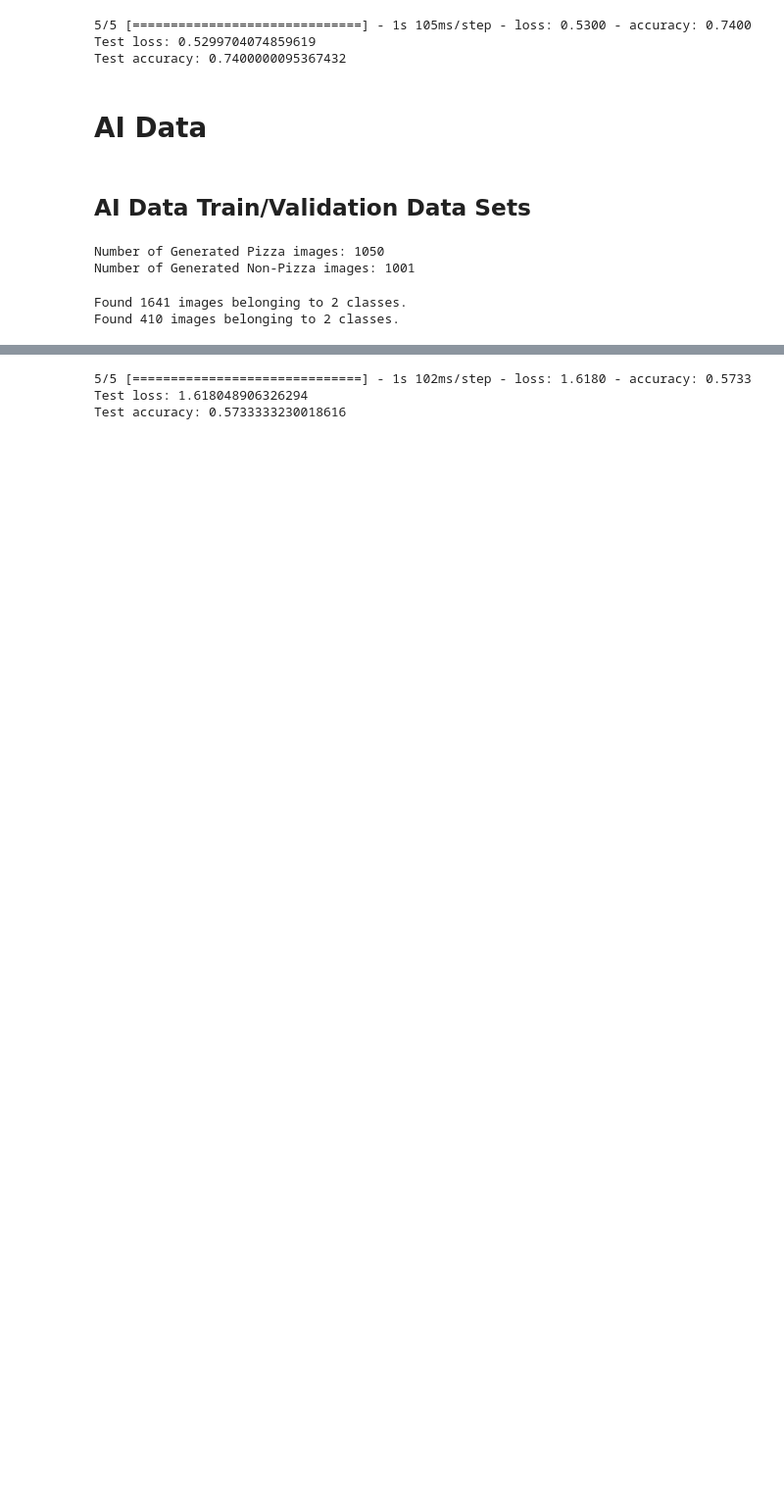
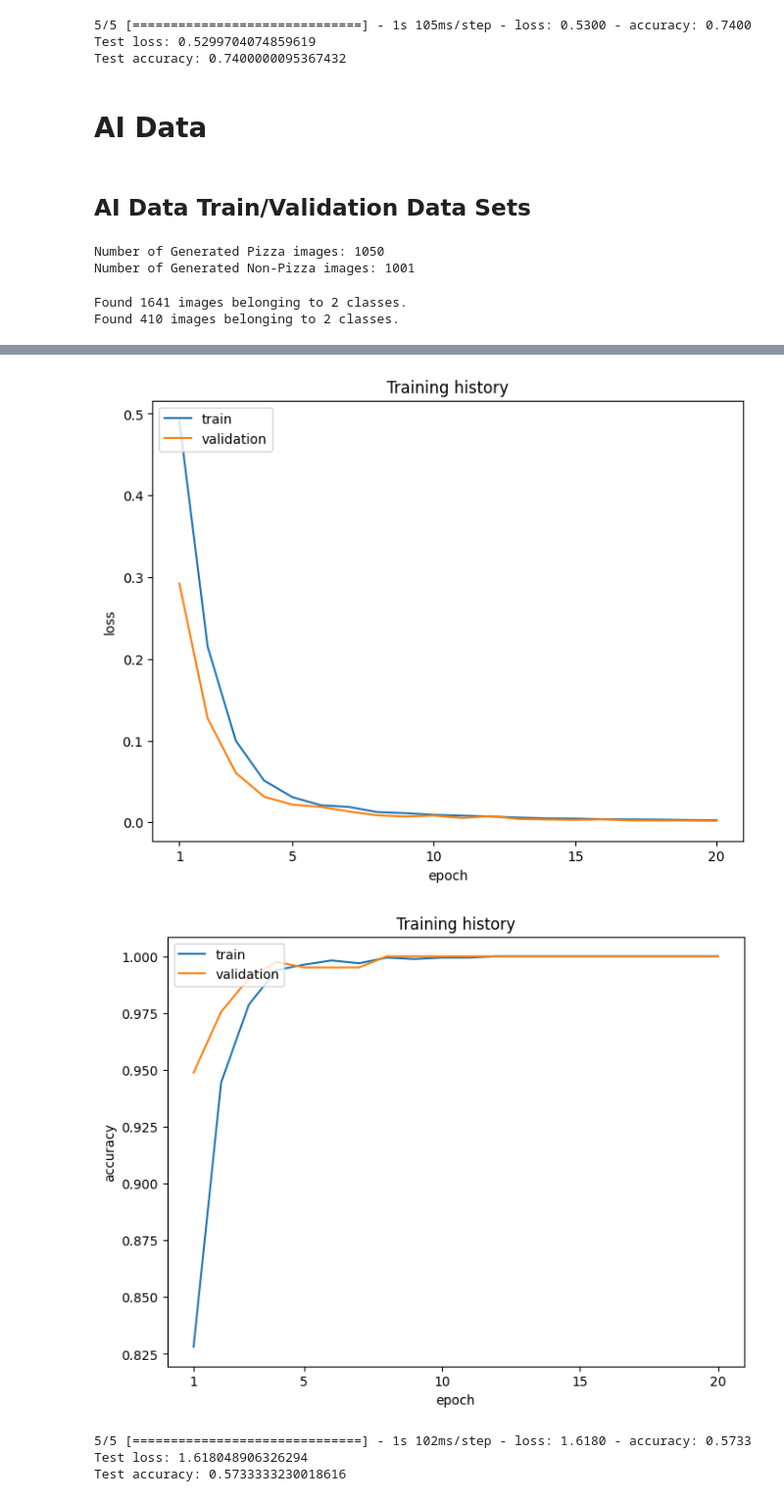
Before and after one commit to danielstuetz/cov-generative-ai, a Jupyter notebook: Pizza_Classification.ipynb, the cells around one changed output, grey strips where cells are left out. Shown at 98% size. Cells and saved outputs as stored; diff of their text form; code cells hidden in the pictures; blank space fills up the shorter version.

```diff
--- a/Pizza_Classification.ipynb
+++ b/Pizza_Classification.ipynb
@@ -350,7 +271,7 @@ checkpoint = tf.keras.callbacks.ModelCheckpoint(model_filepath, monitor='val_acc
 callbacks_list = [checkpoint]
 
 
-history_3 = model_3.fit(AI_train_data, # using generated data
+history_3 = model_2.fit(AI_train_data, # using generated data
                         epochs= 20,
                         steps_per_epoch = len(AI_train_data),
                         validation_data = AI_val_data,
@@ -373,3 +298,8 @@ Epoch 5/20
+# %%
+plot_history(history_3)
+# %% [output]
+[figure, added]
+[figure, added]
 # %%
 # Evaluate the model on the test data
 
```
Also changed, not shown: parts of 44 cells of this notebook.
